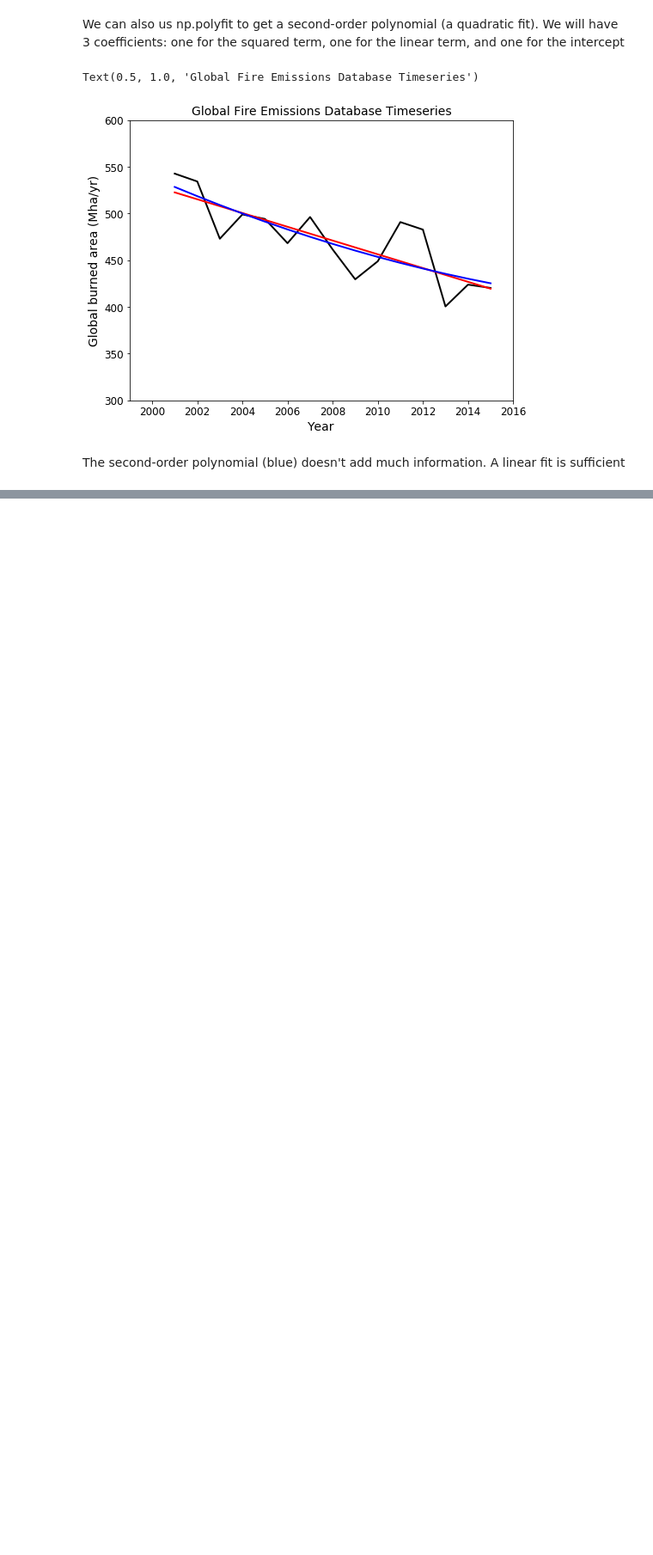
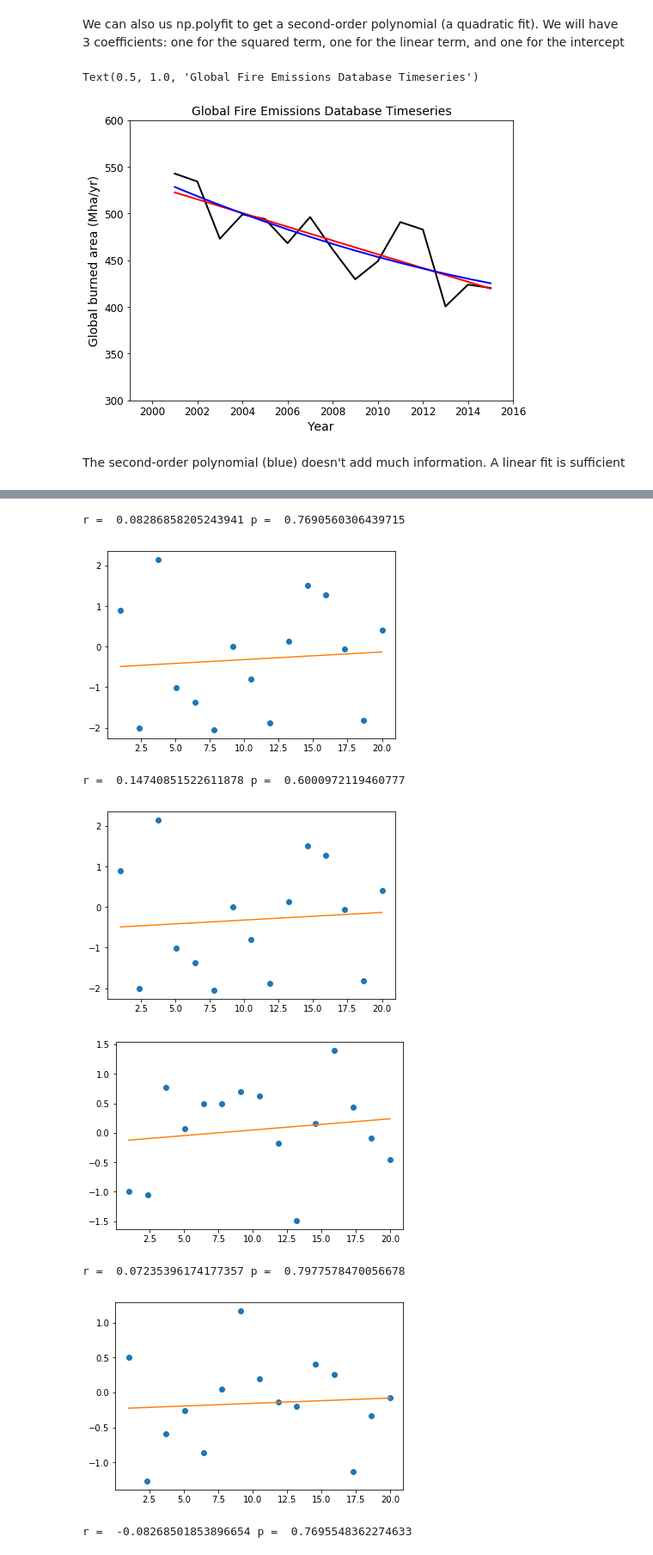
Before and after one commit to scoffiel/ess118_python_reference, a Jupyter notebook: 4_regression.ipynb, the cells around one changed output, grey strips where cells are left out. Shown at 86% size. Drawn from its saved outputs; the diff is of its cells as text; code cells hidden in the pictures; blank space fills up the shorter version.

```diff
--- a/4_regression.ipynb
+++ b/4_regression.ipynb
@@ -85,0 +92,4 @@ The second-order polynomial (blue) doesn't add much information. A linear fit is
+# %%
+slope, intercept, rvalue, pvalue, stderr = stats.linregress(years, areatotal) #gives 5 outputs
+print('scipy method slope {:.3f} and intercept {:.3f}'.format(slope, intercept))
+print('correlation: {:.3f} and p-value: {:.3f}'.format(rvalue, pvalue))
@@ -85,0 +104,31 @@ The second-order polynomial (blue) doesn't add much information. A linear fit is
+# %%
+npoints = 15
+ncases = 10
+rdata = np.zeros(ncases)
+pvalues = np.zeros(ncases)
+
+py.close('all') #close any of your open figures
+
+for i in range(ncases):
+    xdata = np.linspace(1, 20, npoints)
+    ydata = np.random.randn(npoints)  #randn for random numbers from a Gaussian (normal) distribution
+
+    slope, intercept, rdata[i], pvalues[i], stderr = stats.linregress(xdata, ydata)
+    yfit = slope*xdata + intercept
+
+    print('r = ', rdata[i], 'p = ', pvalues[i])
+
+    #plot
+    fig = py.figure(i)
+    py.plot(xdata, ydata, 'o') #o for circles
+    py.plot(xdata, yfit)
+    py.show(i)
+# %% [output]
+r =  0.08286858205243941 p =  0.7690560306439715
+[figure, added]
+r =  0.14740851522611878 p =  0.6000972119460777
+[figure, added]
+[figure, added]
+r =  0.07235396174177357 p =  0.7977578470056678
+[figure, added]
+r =  -0.08268501853896654 p =  0.7695548362274633
```
Also changed, not shown: parts of 16 cells of this notebook.
